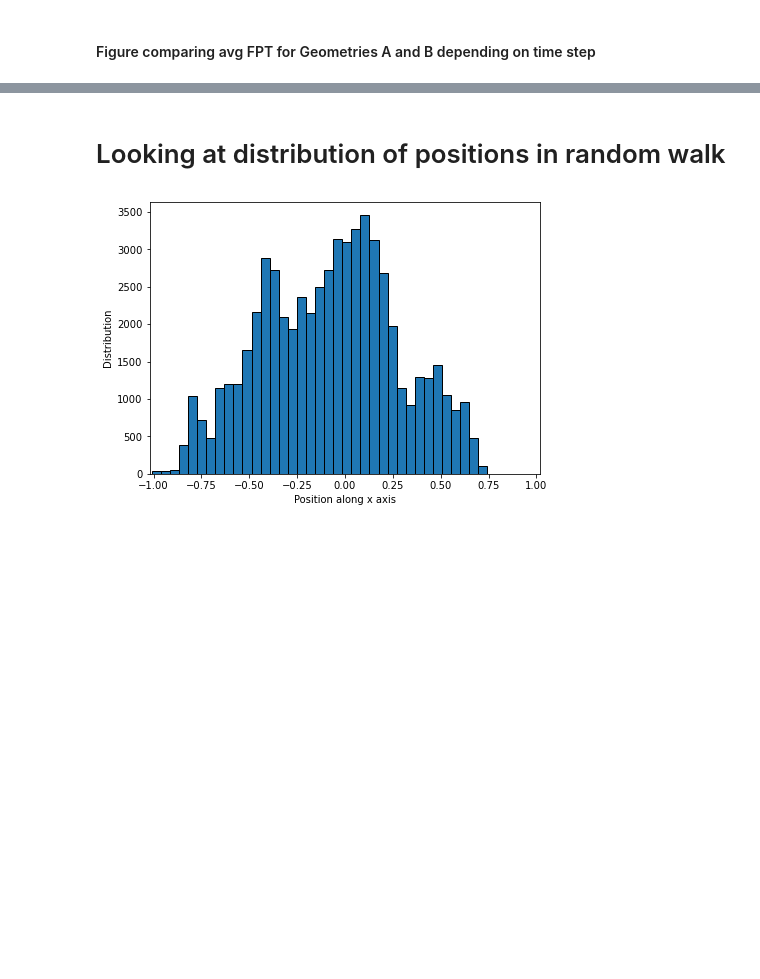
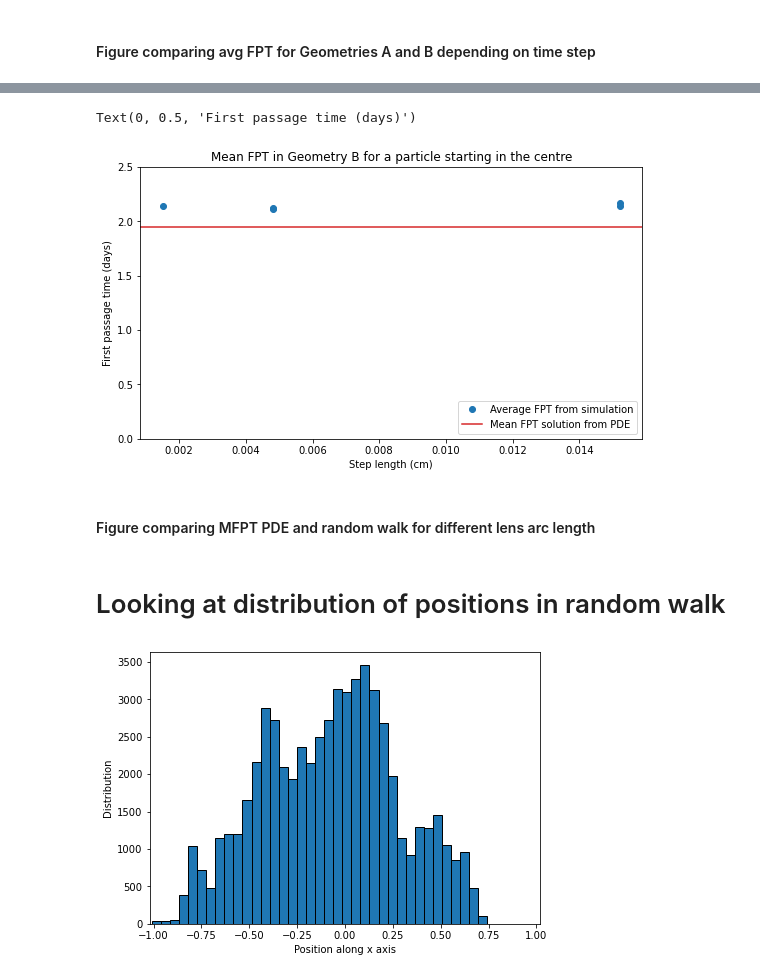
Before and after one commit to patricia-lamy/randomwalk_3d, a Jupyter notebook: figures.ipynb, the cells around one changed output, grey strips where cells are left out. Drawn from its saved outputs; the diff is of its cells as text; code cells hidden in the pictures; blank space fills up the shorter version.

Commit message:
Modifs on simulations

```diff
--- a/figures.ipynb
+++ b/figures.ipynb
@@ -94,0 +106,30 @@ plt.title('Mean FPT in Geometry A and B for a particle starting in the centre')
+# %%
+# For Geometry A the sphere with absorbing boundary conditions,
+# Geometry B the sphere with reflective boundary condition for
+# the lens section and absorbing boundary condition for the rest
+# of the eye, we obtained the following average FPT:
+avg_fpt_geomB = [2.1373, 2.1110, 2.1234, 2.1716, 2.1424]
+delta_t = [0.0001, 0.001, 0.001, 0.01, 0.01]
+diff_coef = 3.852e-3
+delta_x = [np.sqrt(6*diff_coef*0.0001), np.sqrt(6*diff_coef*0.001), np.sqrt(6*diff_coef*0.001), np.sqrt(6*diff_coef*0.01), np.sqrt(6*diff_coef*0.01)]
+
+# While the values obtained through the PDE are
+mfpt_geomB = 1.9467
+
+# Plot B
+fig,ax = plt.subplots(1,1)
+fig.set_size_inches(9,5)
+ax.plot(delta_x, avg_fpt_geomB, marker='o', color='C0', linestyle="None", label='Average FPT from simulation')
+plt.axhline(y=mfpt_geomB, color='C3', label='Mean FPT solution from PDE')
+#plt.xscale('log')
+plt.ylim([0,2.5])
+plt.legend(loc='lower right')
+plt.title('Mean FPT in Geometry B for a particle starting in the centre')
+ax.set_xlabel('Step length (cm)')
+ax.set_ylabel('First passage time (days)')
+#plt.show()
+# %% [output]
+Text(0, 0.5, 'First passage time (days)')
+[figure, added]
+# %% [markdown]
+#### Figure comparing MFPT PDE and random walk for different lens arc length
```
Also changed, not shown: parts of 3 cells of this notebook, 1 other file.
